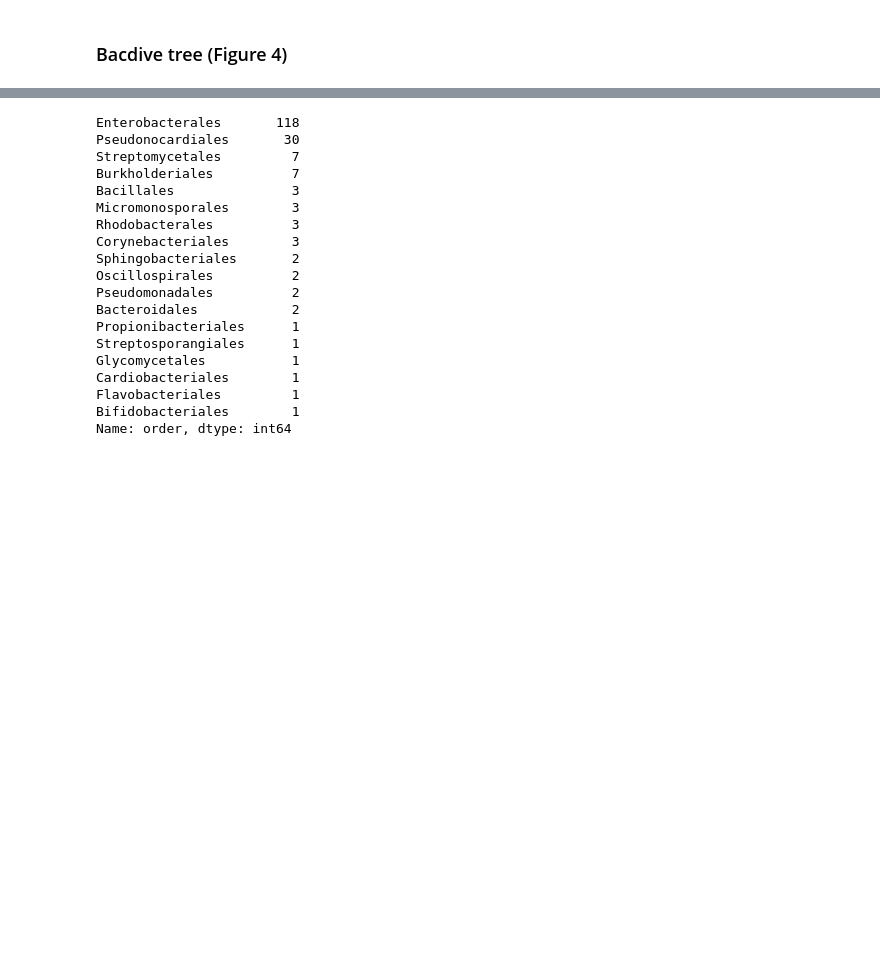
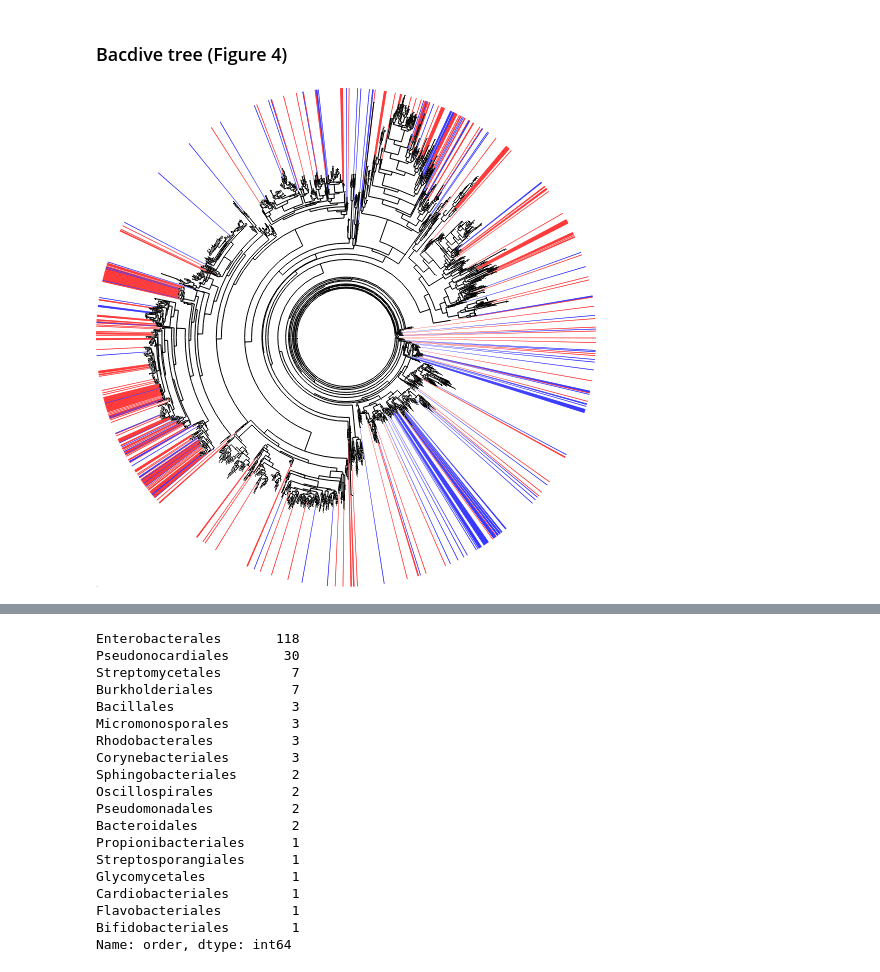
Before and after one commit to zeqianli/CarbonUtilization, a Jupyter notebook: figure_1.ipynb, the cells around one changed output, grey strips where cells are left out. Saved outputs shown, nothing was run; the diff lists cells and outputs as text; code cells hidden in the pictures; blank space fills up the shorter version.

```diff
--- a/figure_1.ipynb
+++ b/figure_1.ipynb
@@ -172,5 +172,37 @@ Text(0.5, 133.16666666666663, '')
 bacdive=pd.read_pickle("/home/zeqianli/project/zeqian/Carbon/data/bacdive/bacdive.pk")
 
 tree=bacdive['tree'].copy()
+y=bacdive['growth_data']['tryptophan']
+_ind=y[y.notna()].index.values
+tree.prune(_ind)
+
+tree=tree.copy()
 leaves=[n.name for n in tree.get_leaves() if tree.get_distance(n.name)<40]
 tree.prune(leaves, preserve_branch_length=True)
+# %%
+
+def plot_bacdive_tree(tree,highlight,w=500,h=500):
+    tree=tree.copy()
+    for node in tree.get_leaves():
+        for c, ns in highlight.items():
+            if node.name in ns:
+                ns=ete3.NodeStyle()
+                ns['bgcolor']=c
+                ns['size']=5
+                node.set_style(ns)
+
+    ts=ete3.TreeStyle()
+
+    ts.show_leaf_name=False
+    ts.mode = "c"
+    return tree.render("%%inline",tree_style=ts,w=w,h=h)
+    #return tree,ts
+# %%
+# trait
+x=ko['K01667']
+
+
+plot_bacdive_tree(tree, {'blue':x[x==1].index.values,'red': y[y==1].index.values})
+#t.render("%%inline",tree_style=ts,w=2000,h=2000)
+# %% [output]
+[figure, added]
```
Also changed, not shown: parts of 15 cells of this notebook, 7 other files.
